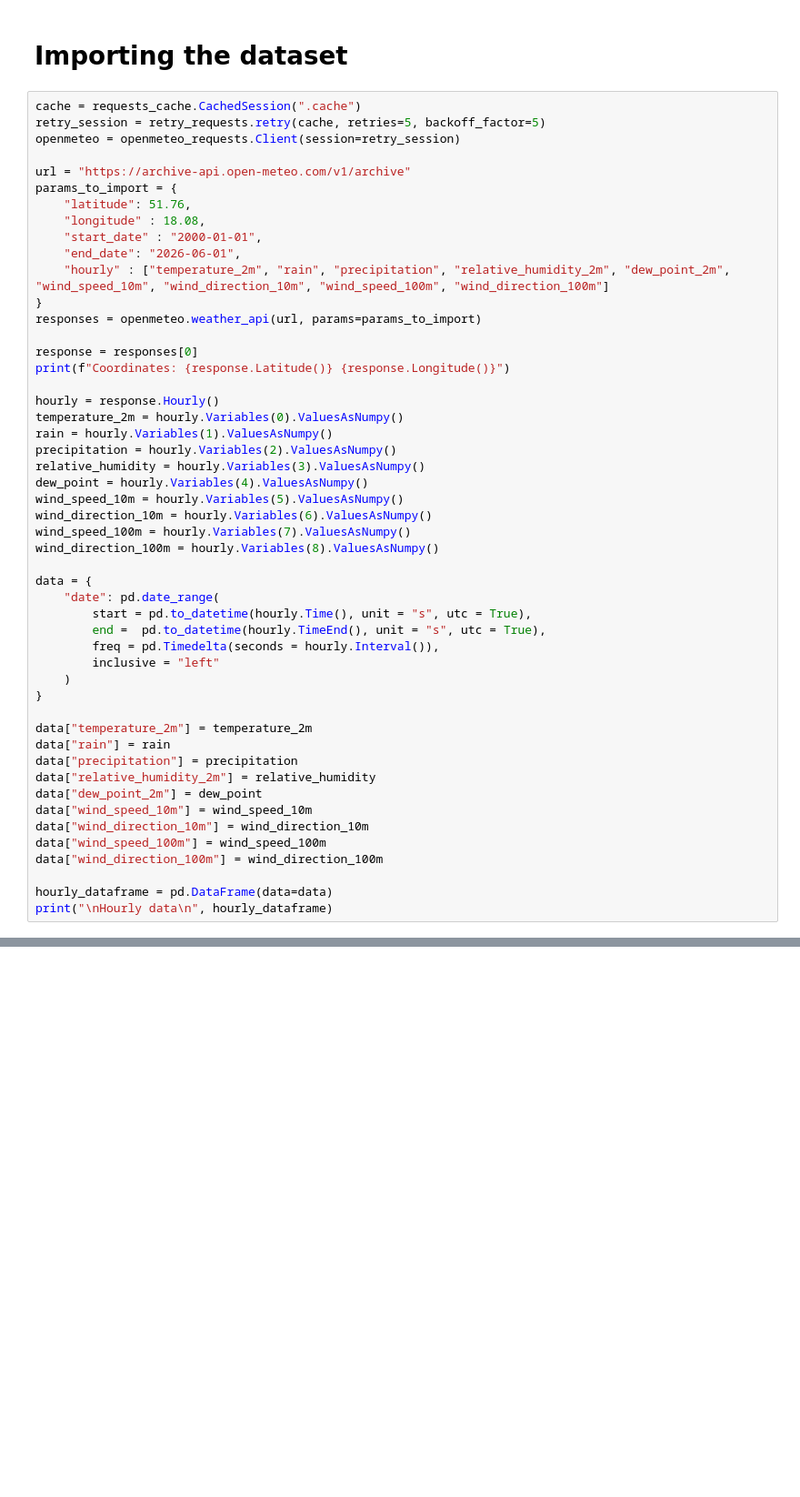
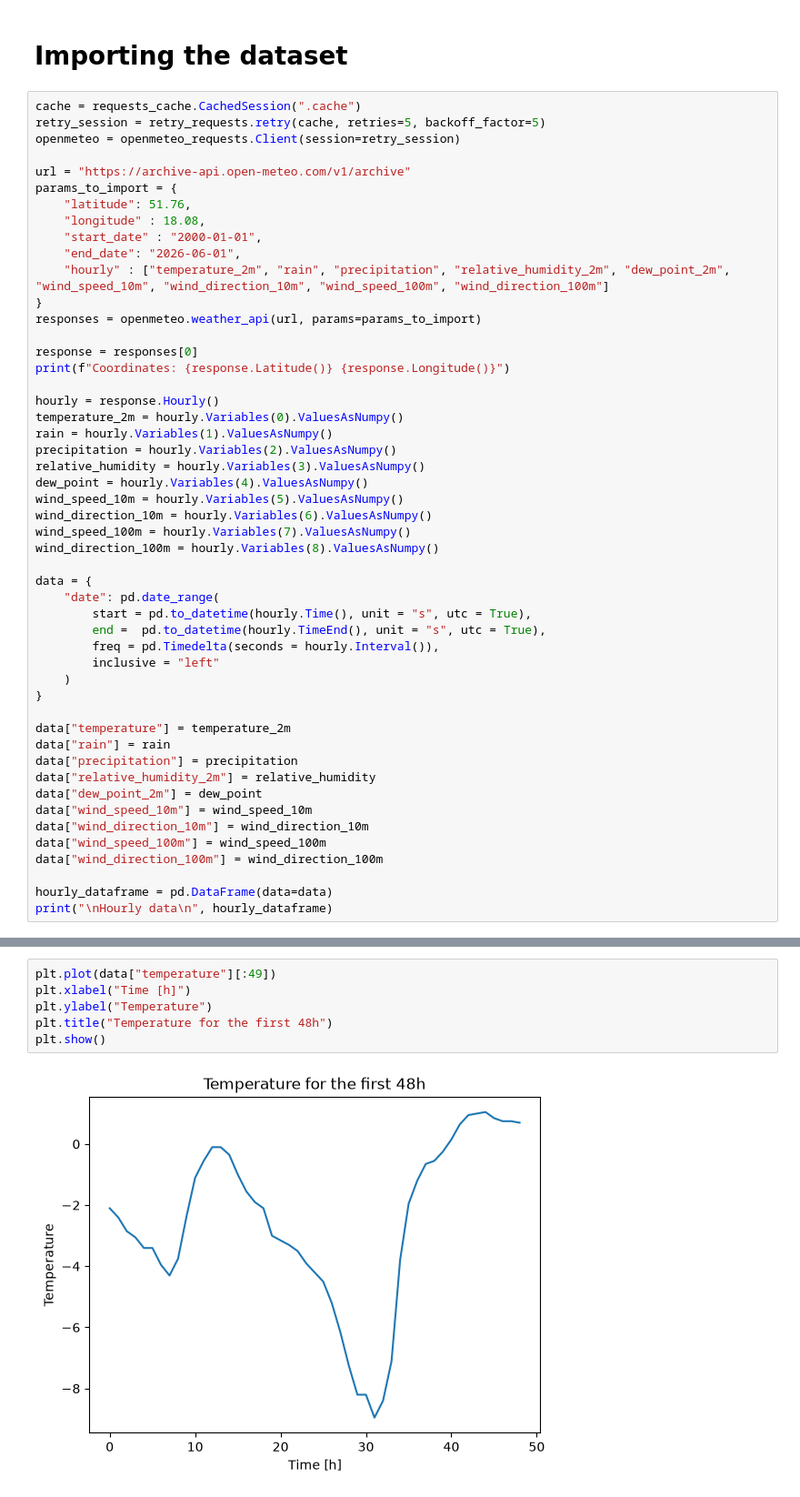
Before and after one commit to Kubel259/Weather-Prediciton, a Jupyter notebook: main.ipynb, the cells around one changed output, grey strips where cells are left out. Shown at 91% size. Drawn from its saved outputs; the diff is of its cells as text; blank space fills up the shorter version.

Commit message:
Fix the data to DataFrame, then normalization

```diff
--- a/main.ipynb
+++ b/main.ipynb
@@ -56,7 +58,7 @@ data = {
 	)
 }
 
-data["temperature_2m"] = temperature_2m
+data["temperature"] = temperature_2m
 data["rain"] = rain
 data["precipitation"] = precipitation
 data["relative_humidity_2m"] = relative_humidity
@@ -88,0 +94,8 @@ Hourly data
+# %%
+plt.plot(data["temperature"][:49])
+plt.xlabel("Time [h]")
+plt.ylabel("Temperature")
+plt.title("Temperature for the first 48h")
+plt.show()
+# %% [output]
+[figure, added]
```
Also changed, not shown: parts of 8 cells of this notebook.
